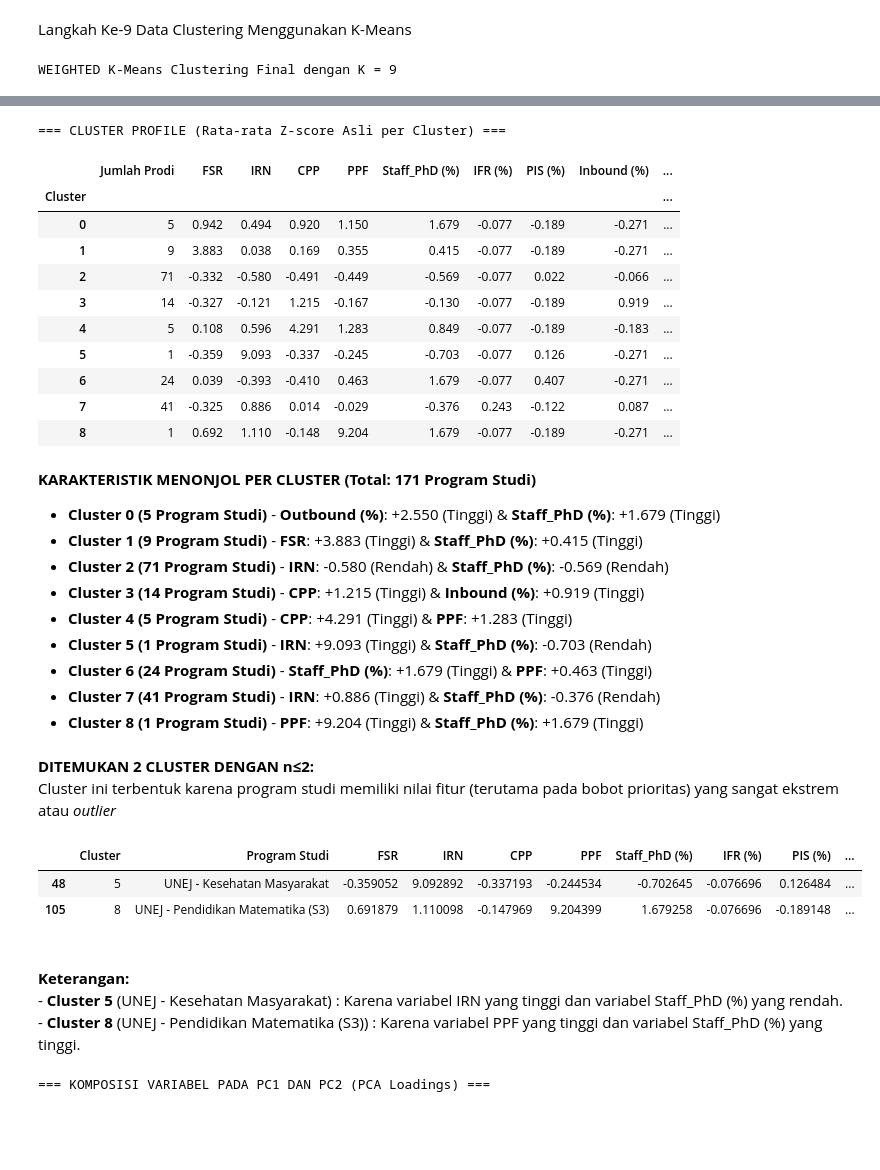
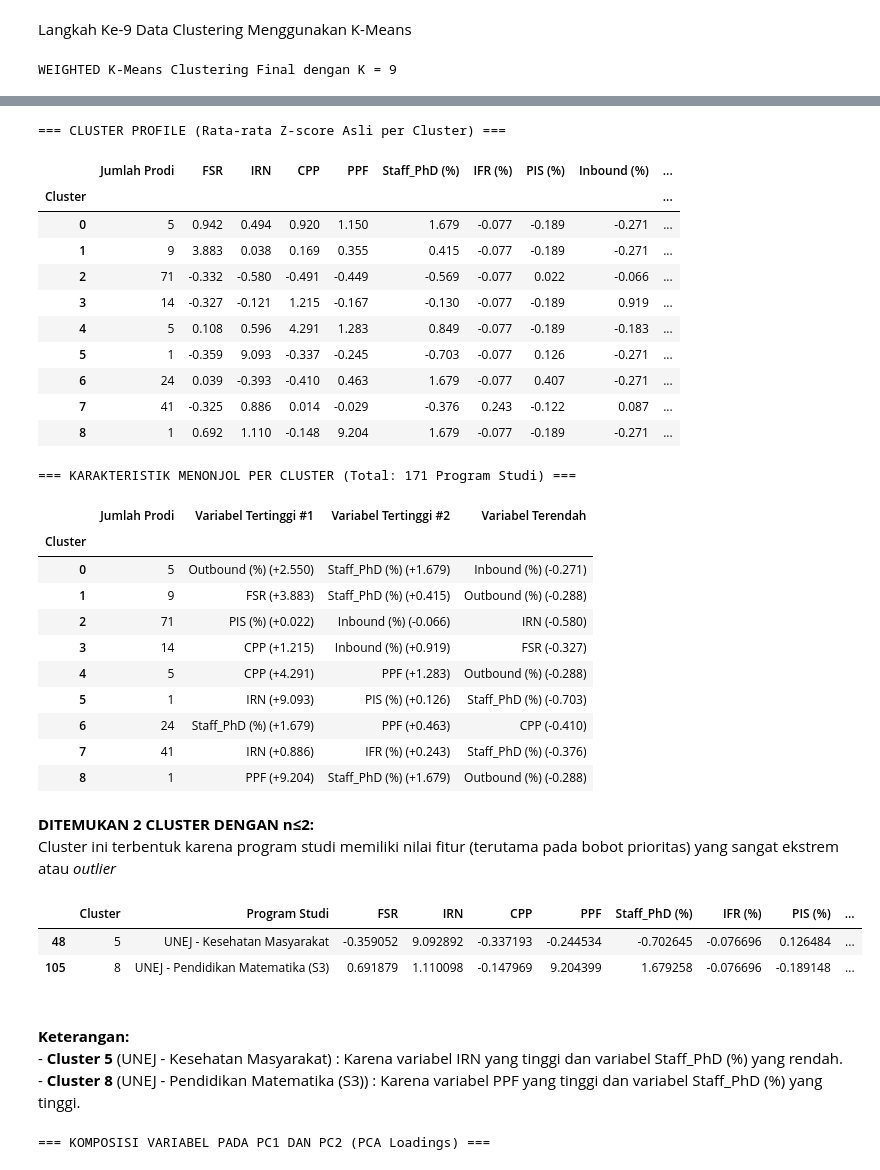
Before and after one commit to SatriaBelva/Skripsi, a Jupyter notebook: Code Real/skripsi.ipynb, the cells around one changed output, grey strips where cells are left out. Cells and saved outputs as stored; diff of their text form; code cells hidden in the pictures; blank space fills up the shorter version.

```diff
--- a/Code Real/skripsi.ipynb
+++ b/Code Real/skripsi.ipynb
@@ -552,24 +560,48 @@ cluster_profile = df.groupby('Cluster')[kolom_qs].mean()
 cluster_profile.insert(0, 'Jumlah Prodi', cluster_counts)
 
 # 3. Karakteristik & Auto Labels
-hasil_md = [f"**KARAKTERISTIK MENONJOL PER CLUSTER (Total: {cluster_counts.sum()} Program Studi)**\n"]
+data_karakteristik = []
 auto_labels = {}
+
 for c in cluster_profile.index:
     profile_c = cluster_profile.loc[c, kolom_qs]
-    top2 = profile_c.abs().sort_values(ascending=False).head(2)
+    n_prodi = cluster_counts[c]
 
+    # --- A. Logika Baru untuk Tabel Karakteristik (Tertinggi dan Terendah) ---
+    # Mengurutkan dari nilai yang paling positif ke paling negatif
+    sorted_profile = profile_c.sort_values(ascending=False)
+
+    var_tinggi_1 = sorted_profile.index[0]
+    val_tinggi_1 = sorted_profile.iloc[0]
+
+    var_tinggi_2 = sorted_profile.index[1]
+    val_tinggi_2 = sorted_profile.iloc[1]
+
+    var_rendah = sorted_profile.index[-1] # Index -1 mengambil nilai paling bawah (terkecil/minus terdalam)
+    val_rendah = sorted_profile.iloc[-1]
+
+    data_karakteristik.append({
+        'Cluster': c,
+        'Jumlah Prodi': n_prodi,
+        'Variabel Tertinggi #1': f"{var_tinggi_1} ({val_tinggi_1:+.3f})",
+        'Variabel Tertinggi #2': f"{var_tinggi_2} ({val_tinggi_2:+.3f})",
+        'Variabel Terendah': f"{var_rendah} ({val_rendah:+.3f})"
+    })
+
+    # --- B. Logika Lama untuk Label Legend PCA (Tetap dipertahankan agar grafik tidak rusak) ---
+    top2_abs = profile_c.abs().sort_values(ascending=False).head(2)
     desc_parts_label = []
-    template_parts = []
-    for var in top2.index:
+    for var in top2_abs.index:
         val = profile_c[var]
         arah = "Tinggi" if val > 0 else "Rendah"
         desc_parts_label.append(f"{var} {arah}")
-        template_parts.append(f"**{var}**: {val:+.3f} ({arah})")
 
-    gabungan_teks = " & ".join(template_parts)
-    n_prodi = cluster_counts[c]
-    hasil_md.append(f"- **Cluster {c} ({n_prodi} Program Studi)** - {gabungan_teks}")
     auto_labels[c] = f"Cluster {c} (n={n_prodi}): " + " & ".join(desc_parts_label)
+
+# Membuat DataFrame dari list karakteristik
+df_karakteristik = pd.DataFrame(data_karakteristik)
+# Menghilangkan index bawaan (0,1,2..) dan menggunakan kolom Cluster sebagai index baris
+df_karakteristik.set_index('Cluster', inplace=True)
 
 # 4. PCA Setup
 pca = PCA(n_components=2)
@@ -633,7 +665,8 @@ print("=== CLUSTER PROFILE (Rata-rata Z-score Asli per Cluster) ===")
 display(cluster_profile.round(3))
 
 # --- Urutan 5 & 6: Daftar Karakteristik Markdown ---
-display(Markdown("\n".join(hasil_md)))
+print(f"\n=== KARAKTERISTIK MENONJOL PER CLUSTER (Total: {cluster_counts.sum()} Program Studi) ===")
+display(df_karakteristik)
 
 # --- Urutan 7, 8, 9: Diagnostik Cluster Terisolasi ---
 print("\n") # Memberi sedikit jarak
@@ -648,49 +681,50 @@ if len(small_clusters) > 0:
 
     keterangan_list = ["<br>**Keterangan:**"]
     for _, row in anggota_terisolasi.iterrows():
         z_vals = row[kolom_qs].astype(float)
         top2   = z_vals.abs().sort_values(ascending=False).head(2)
         parts  = []
         for var in top2.index:
             arah = "tinggi" if z_vals[var] > 0 else "rendah"
             parts.append(f"variabel {var} yang {arah}")
 
         keterangan_list.append(f"- **Cluster {row['Cluster']}** ({row['Program Studi']}) : Karena {' dan '.join(parts)}.")
 
     display(Markdown("<br>".join(keterangan_list)))
 else:
     display(Markdown("**✅ Tidak ada cluster dengan anggota ≤2.**"))
 # %% [output]
 WEIGHTED K-Means Clustering Final dengan K = 9
 [figure]
 === CLUSTER PROFILE (Rata-rata Z-score Asli per Cluster) ===
 |  | Jumlah Prodi | FSR | IRN | CPP | PPF | Staff_PhD (%) | IFR (%) | PIS (%) | Inbound (%) | ... |
 | Cluster |  |  |  |  |  |  |  |  |  | ... |
 | 0 | 5 | 0.942 | 0.494 | 0.920 | 1.150 | 1.679 | -0.077 | -0.189 | -0.271 | ... |
 | 1 | 9 | 3.883 | 0.038 | 0.169 | 0.355 | 0.415 | -0.077 | -0.189 | -0.271 | ... |
 | 2 | 71 | -0.332 | -0.580 | -0.491 | -0.449 | -0.569 | -0.077 | 0.022 | -0.066 | ... |
 | 3 | 14 | -0.327 | -0.121 | 1.215 | -0.167 | -0.130 | -0.077 | -0.189 | 0.919 | ... |
 | 4 | 5 | 0.108 | 0.596 | 4.291 | 1.283 | 0.849 | -0.077 | -0.189 | -0.183 | ... |
 | 5 | 1 | -0.359 | 9.093 | -0.337 | -0.245 | -0.703 | -0.077 | 0.126 | -0.271 | ... |
 | 6 | 24 | 0.039 | -0.393 | -0.410 | 0.463 | 1.679 | -0.077 | 0.407 | -0.271 | ... |
 | 7 | 41 | -0.325 | 0.886 | 0.014 | -0.029 | -0.376 | 0.243 | -0.122 | 0.087 | ... |
 | 8 | 1 | 0.692 | 1.110 | -0.148 | 9.204 | 1.679 | -0.077 | -0.189 | -0.271 | ... |
+=== KARAKTERISTIK MENONJOL PER CLUSTER (Total: 171 Program Studi) ===
+|  | Jumlah Prodi | Variabel Tertinggi #1 | Variabel Tertinggi #2 | Variabel Terendah |
+| Cluster |  |  |  |  |
+| 0 | 5 | Outbound (%) (+2.550) | Staff_PhD (%) (+1.679) | Inbound (%) (-0.271) |
+| 1 | 9 | FSR (+3.883) | Staff_PhD (%) (+0.415) | Outbound (%) (-0.288) |
+| 2 | 71 | PIS (%) (+0.022) | Inbound (%) (-0.066) | IRN (-0.580) |
+| 3 | 14 | CPP (+1.215) | Inbound (%) (+0.919) | FSR (-0.327) |
+| 4 | 5 | CPP (+4.291) | PPF (+1.283) | Outbound (%) (-0.288) |
+| 5 | 1 | IRN (+9.093) | PIS (%) (+0.126) | Staff_PhD (%) (-0.703) |
+| 6 | 24 | Staff_PhD (%) (+1.679) | PPF (+0.463) | CPP (-0.410) |
+| 7 | 41 | IRN (+0.886) | IFR (%) (+0.243) | Staff_PhD (%) (-0.376) |
+| 8 | 1 | PPF (+9.204) | Staff_PhD (%) (+1.679) | Outbound (%) (-0.288) |
-**KARAKTERISTIK MENONJOL PER CLUSTER (Total: 171 Program Studi)**
-
-- **Cluster 0 (5 Program Studi)** - **Outbound (%)**: +2.550 (Tinggi) & **Staff_PhD (%)**: +1.679 (Tinggi)
-- **Cluster 1 (9 Program Studi)** - **FSR**: +3.883 (Tinggi) & **Staff_PhD (%)**: +0.415 (Tinggi)
-- **Cluster 2 (71 Program Studi)** - **IRN**: -0.580 (Rendah) & **Staff_PhD (%)**: -0.569 (Rendah)
-- **Cluster 3 (14 Program Studi)** - **CPP**: +1.215 (Tinggi) & **Inbound (%)**: +0.919 (Tinggi)
-- **Cluster 4 (5 Program Studi)** - **CPP**: +4.291 (Tinggi) & **PPF**: +1.283 (Tinggi)
-- **Cluster 5 (1 Program Studi)** - **IRN**: +9.093 (Tinggi) & **Staff_PhD (%)**: -0.703 (Rendah)
-- **Cluster 6 (24 Program Studi)** - **Staff_PhD (%)**: +1.679 (Tinggi) & **PPF**: +0.463 (Tinggi)
-- **Cluster 7 (41 Program Studi)** - **IRN**: +0.886 (Tinggi) & **Staff_PhD (%)**: -0.376 (Rendah)
-- **Cluster 8 (1 Program Studi)** - **PPF**: +9.204 (Tinggi) & **Staff_PhD (%)**: +1.679 (Tinggi)
+**DITEMUKAN 2 CLUSTER DENGAN n≤2:**<br>Cluster ini terbentuk karena program studi memiliki nilai fitur (terutama pada bobot prioritas) yang sangat ekstrem atau <i>outlier</i>
+|  | Cluster | Program Studi | FSR | IRN | CPP | PPF | Staff_PhD (%) | IFR (%) | PIS (%) | ... |
+| 48 | 5 | UNEJ - Kesehatan Masyarakat | -0.359052 | 9.092892 | -0.337193 | -0.244534 | -0.702645 | -0.076696 | 0.126484 | ... |
+| 105 | 8 | UNEJ - Pendidikan Matematika (S3) | 0.691879 | 1.110098 | -0.147969 | 9.204399 | 1.679258 | -0.076696 | -0.189148 | ... |
-**DITEMUKAN 2 CLUSTER DENGAN n≤2:**<br>Cluster ini terbentuk karena program studi memiliki nilai fitur (terutama pada bobot prioritas) yang sangat ekstrem atau <i>outlier</i>
+<br>**Keterangan:**<br>- **Cluster 5** (UNEJ - Kesehatan Masyarakat) : Karena variabel IRN yang tinggi dan variabel Staff_PhD (%) yang rendah.<br>- **Cluster 8** (UNEJ - Pendidikan Matematika (S3)) : Karena variabel PPF yang tinggi dan variabel Staff_PhD (%) yang tinggi.
-|  | Cluster | Program Studi | FSR | IRN | CPP | PPF | Staff_PhD (%) | IFR (%) | PIS (%) | ... |
-| 48 | 5 | UNEJ - Kesehatan Masyarakat | -0.359052 | 9.092892 | -0.337193 | -0.244534 | -0.702645 | -0.076696 | 0.126484 | ... |
-| 105 | 8 | UNEJ - Pendidikan Matematika (S3) | 0.691879 | 1.110098 | -0.147969 | 9.204399 | 1.679258 | -0.076696 | -0.189148 | ... |
-<br>**Keterangan:**<br>- **Cluster 5** (UNEJ - Kesehatan Masyarakat) : Karena variabel IRN yang tinggi dan variabel Staff_PhD (%) yang rendah.<br>- **Cluster 8** (UNEJ - Pendidikan Matematika (S3)) : Karena variabel PPF yang tinggi dan variabel Staff_PhD (%) yang tinggi.
 # %%
 komposisi_pca = pd.DataFrame(
     pca.components_.T,
```
Also changed, not shown: parts of 9 cells of this notebook, 24 other files.
